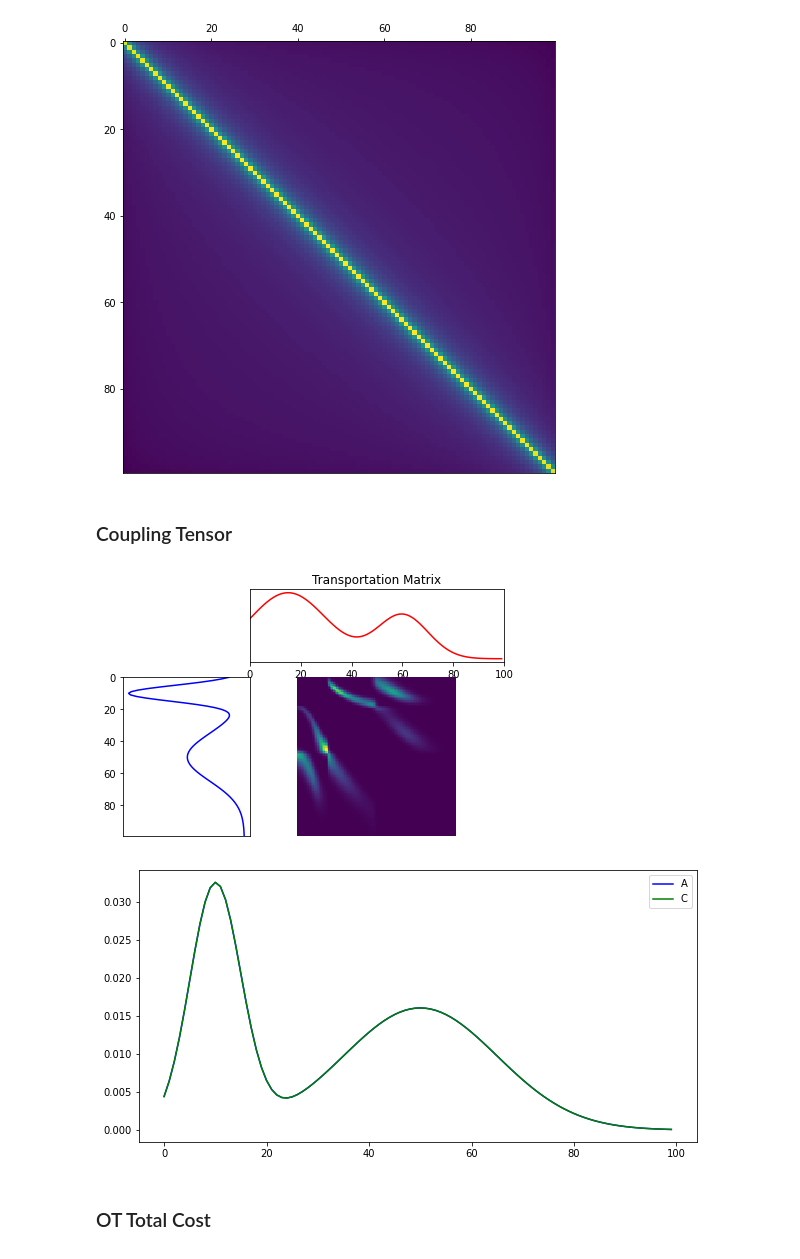
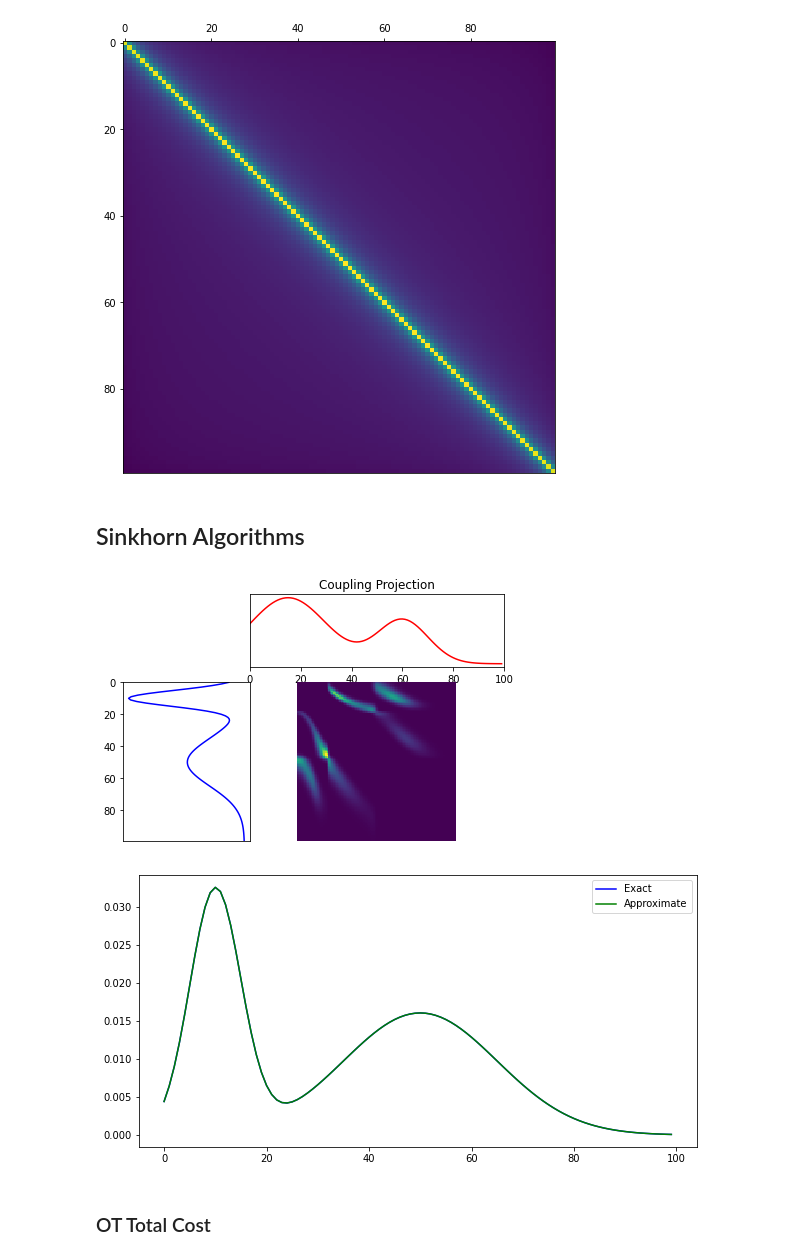
Before and after one commit to ramanakshay/Optimal-Transport, a Jupyter notebook: notebooks/multi_marginal_ot.ipynb, the cells around one changed output. Cells and saved outputs as stored; diff of their text form; code cells hidden in the pictures.

```diff
--- a/notebooks/multi_marginal_ot.ipynb
+++ b/notebooks/multi_marginal_ot.ipynb
@@ -225,26 +235,26 @@ plot_matrix(Cm,x,x)
 # %% [output]
 (100, 100, 100)
 [figure]
-# %% [markdown]
-### Coupling Tensor
+# %% [markdown]
+## Sinkhorn Algorithms
 # %%
 solver = SinkhornSolver(A,C)
 # %%
-P = solver.auto_sinkhorn(1e-3,1e-6)
+P = solver.auto_sinkhorn(1e-3,1e-6,kind="random")
 # %%
 Pm = np.sum(P,axis = 2)
-ot.plot.plot1D_mat(A[0], A[1], Pm, 'Transportation Matrix')
+ot.plot.plot1D_mat(A[0], A[1], Pm, 'Coupling Projection')
 # %% [output]
-[figure, old version]
+[figure, new version]
 # %%
 Pv = np.sum(P,axis = (1,2))
 plt.figure(figsize=(10, 5))
-plt.plot(x, A[0], 'b', label='A')
-plt.plot(x, Pv, 'g', label='C')
+plt.plot(x, A[0], 'b', label='Exact')
+plt.plot(x, Pv, 'g', label='Approximate')
 plt.legend()
 plt.show()
 # %% [output]
-[figure, old version]
+[figure, new version]
 # %% [markdown]
 ### OT Total Cost
 # %%
```
Also changed, not shown: parts of 4 cells of this notebook.
